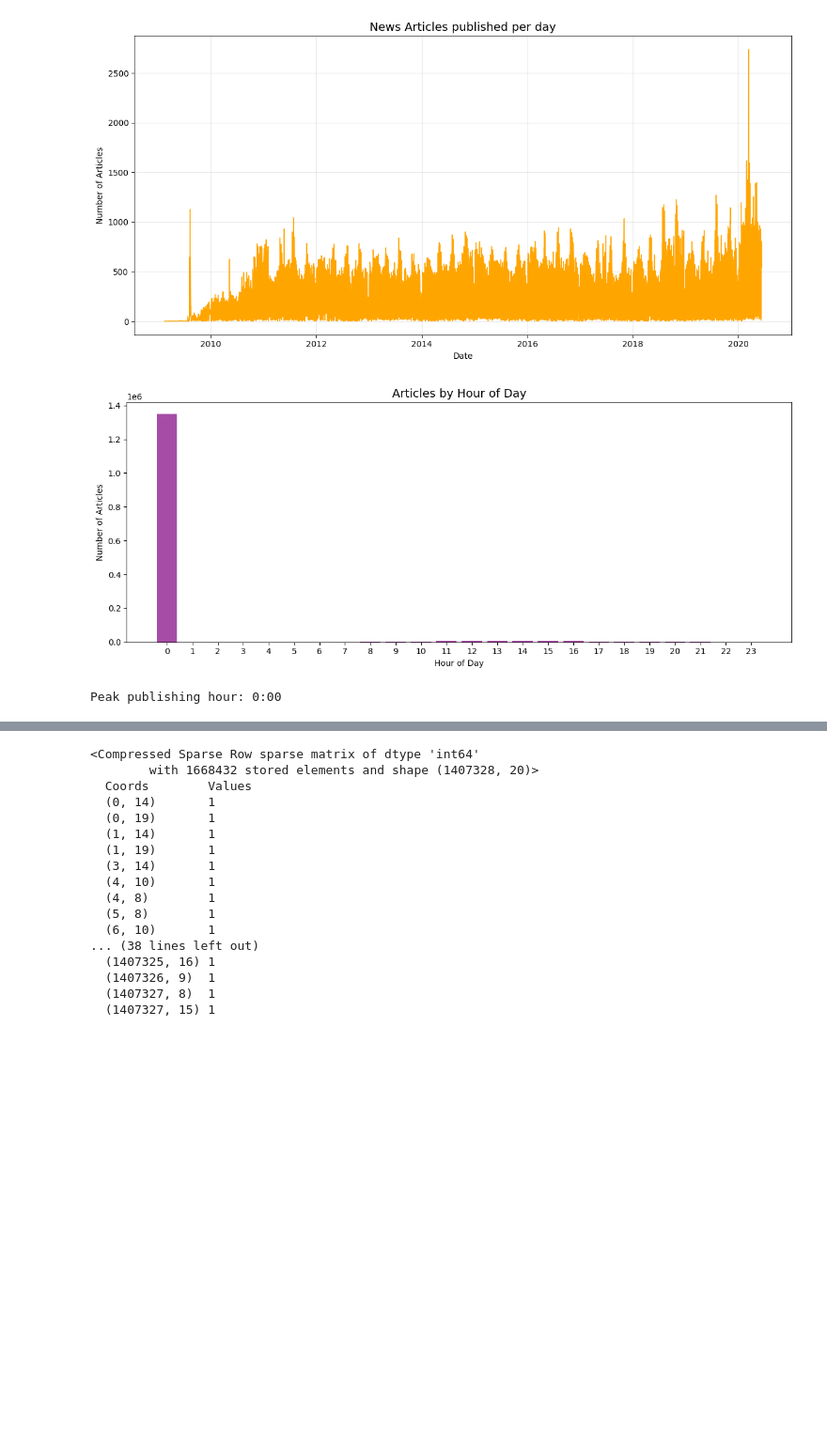
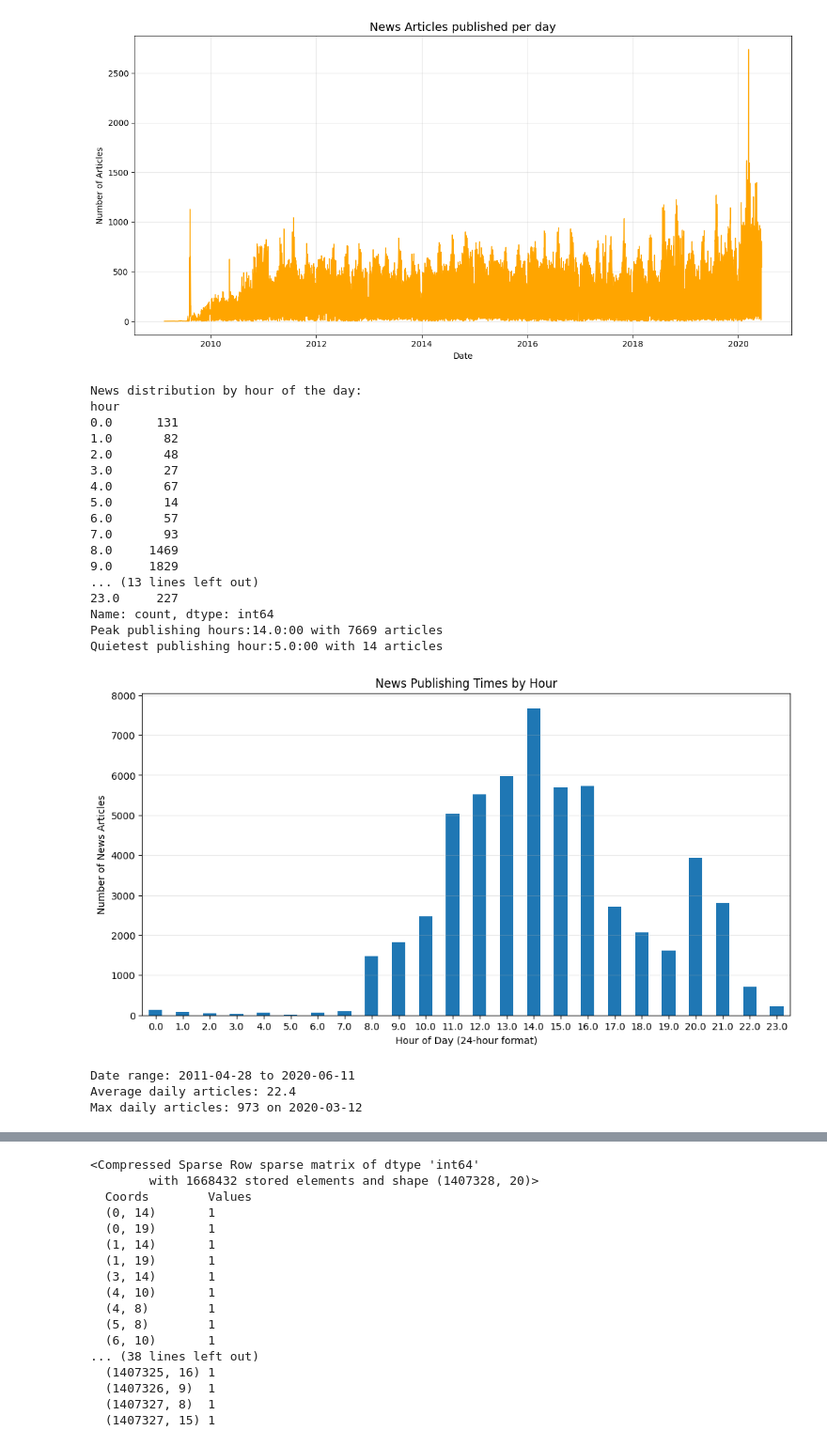
Before and after one commit to hawi088/News-Sentiment, a Jupyter notebook: notebooks/task1_eda.ipynb, the cells around one changed output, grey strips where cells are left out. Shown at 94% size. Saved outputs shown, nothing was run; the diff lists cells and outputs as text; code cells hidden in the pictures; blank space fills up the shorter version.

```diff
--- a/notebooks/task1_eda.ipynb
+++ b/notebooks/task1_eda.ipynb
@@ -114,19 +207,63 @@ plt.show()
 # %% [output]
 [figure]
 # %%
+#Articles per hour
+df['date'] = pd.to_datetime(df['date'], utc=True, errors='coerce')
 df['hour'] = df['date'].dt.hour
 hourly_counts = df['hour'].value_counts().sort_index()
-
-fig, ax = plt.subplots(figsize=(12, 5))
-ax.bar(hourly_counts.index, hourly_counts.values, color='purple', alpha=0.7)
-ax.set_title('Articles by Hour of Day', fontsize=14)
-ax.set_xlabel('Hour of Day')
-ax.set_ylabel('Number of Articles')
-ax.set_xticks(range(0, 24))
-plt.tight_layout()
-plt.show()
-
-print(f"Peak publishing hour: {hourly_counts.idxmax()}:00")
+print('News distribution by hour of the day:')
+print(hourly_counts)
+print(f"Peak publishing hours:{hourly_counts.idxmax()}:00 with {hourly_counts.max()} articles")
+print(f"Quietest publishing hour:{hourly_counts.idxmin()}:00 with {hourly_counts.min()} articles")
 # %% [output]
-[figure, removed]
-Peak publishing hour: 0:00
+News distribution by hour of the day:
+hour
+0.0      131
+1.0       82
+2.0       48
+3.0       27
+4.0       67
+5.0       14
+6.0       57
+7.0       93
+8.0     1469
+9.0     1829
+... (13 lines left out)
+23.0     227
+Name: count, dtype: int64
+Peak publishing hours:14.0:00 with 7669 articles
+Quietest publishing hour:5.0:00 with 14 articles
+# %%
+#Visiualization of hourly distribution
+
+plt.figure(figsize=(12, 6))
+hourly_counts.plot(kind='bar')
+plt.xlabel('Hour of Day (24-hour format)')
+plt.ylabel('Number of News Articles')
+plt.title('News Publishing Times by Hour')
+plt.xticks(rotation=0)
+plt.grid(axis='y', alpha=0.3)
+plt.show()
+# %% [output]
+[figure, added]
+# %%
+
+df['date'] = pd.to_datetime(df['date'])
+
+# Extract time components
+df['year'] = df['date'].dt.year
+df['month'] = df['date'].dt.month
+df['day'] = df['date'].dt.day
+df['day_of_week'] = df['date'].dt.day_name()
+
+# Daily news count
+daily_counts = df.groupby(df['date'].dt.date).size().reset_index()
+daily_counts.columns = ['date', 'article_count']
+
+print(f"Date range: {daily_counts['date'].min()} to {daily_counts['date'].max()}")
+print(f"Average daily articles: {daily_counts['article_count'].mean():.1f}")
+print(f"Max daily articles: {daily_counts['article_count'].max()} on {daily_counts.loc[daily_counts['article_count'].idxmax(), 'date']}")
+# %% [output]
+Date range: 2011-04-28 to 2020-06-11
+Average daily articles: 22.4
+Max daily articles: 973 on 2020-03-12
```
Also changed, not shown: parts of 28 cells of this notebook.
